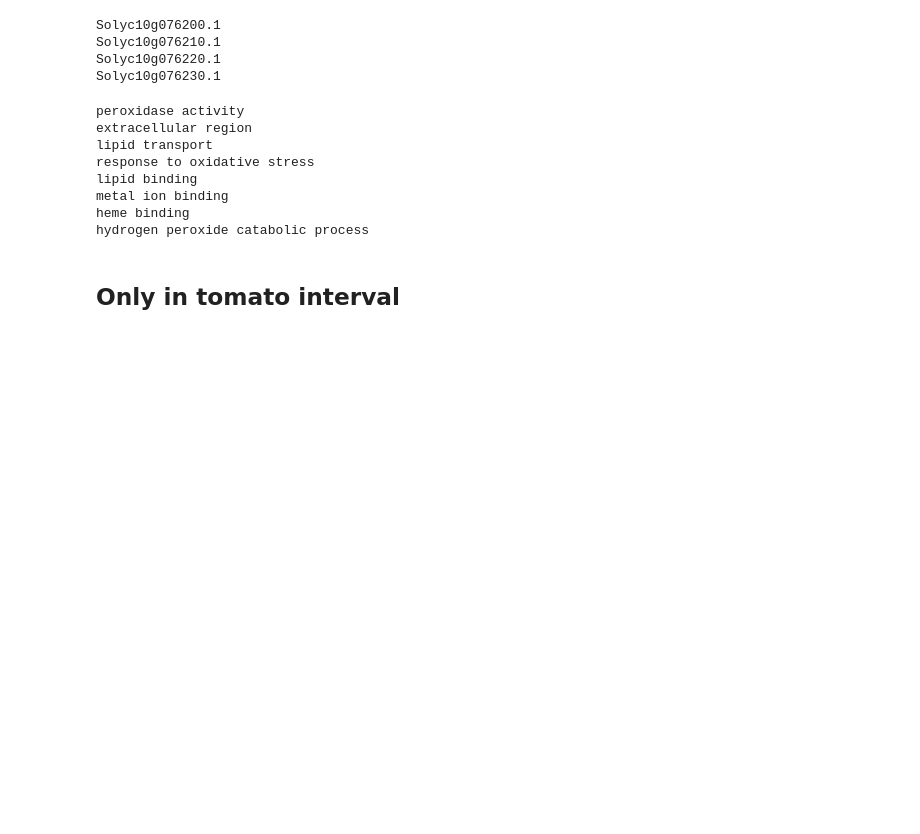
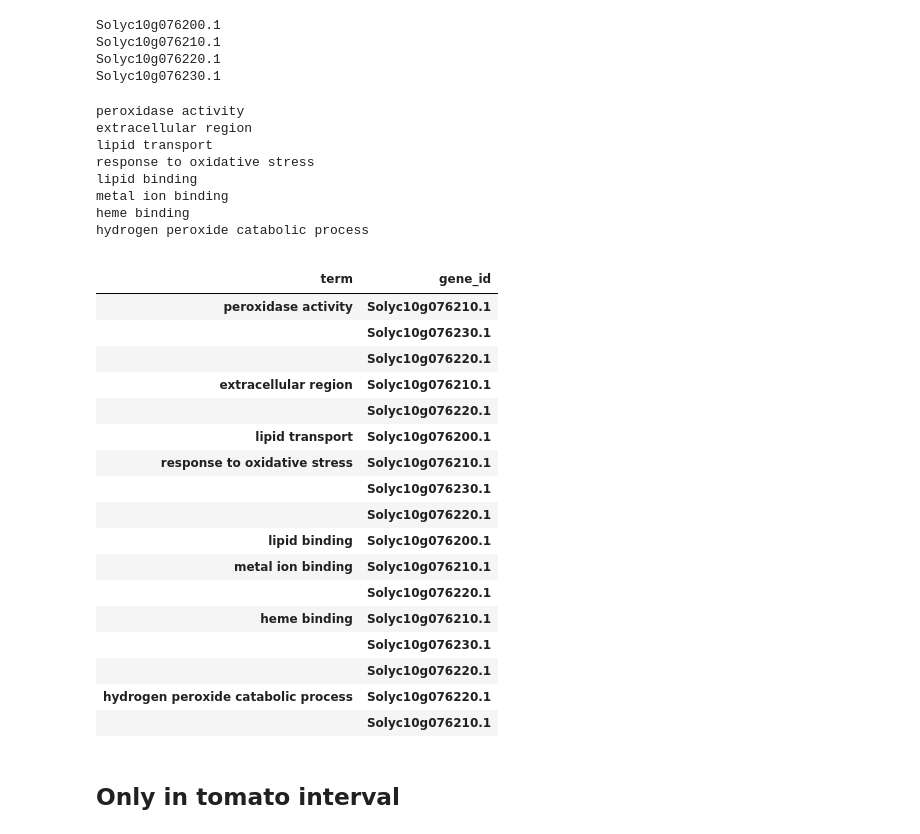
Before and after one commit to candYgene/queries, a Jupyter notebook: jupyter/QTL_fruitshape_orthologs.ipynb, the cells around one changed output. Cells and saved outputs as stored; diff of their text form; code cells hidden in the pictures; blank space fills up the shorter version.

Commit message:
add genes to list of terms

```diff
--- a/jupyter/QTL_fruitshape_orthologs.ipynb
+++ b/jupyter/QTL_fruitshape_orthologs.ipynb
@@ -235,6 +244,30 @@ lipid binding
 metal ion binding
 heme binding
 hydrogen peroxide catabolic process
+# %%
+termp3 = search.gene_annotations(setp3)
+index=pd.MultiIndex.from_tuples([tuple(reversed(x)) for x in termp3[["term"]].to_records()], names=["term","gene_id"])
+display(termp3.set_index(index).dropna()[[]])
+# %% [output]
+|  |  |
+| term | gene_id |
+| peroxidase activity | Solyc10g076210.1 |
+|  | Solyc10g076230.1 |
+|  | Solyc10g076220.1 |
+| extracellular region | Solyc10g076210.1 |
+|  | Solyc10g076220.1 |
+| lipid transport | Solyc10g076200.1 |
+| response to oxidative stress | Solyc10g076210.1 |
+|  | Solyc10g076230.1 |
+|  | Solyc10g076220.1 |
+| lipid binding | Solyc10g076200.1 |
+| metal ion binding | Solyc10g076210.1 |
+|  | Solyc10g076220.1 |
+| heme binding | Solyc10g076210.1 |
+|  | Solyc10g076230.1 |
+|  | Solyc10g076220.1 |
+| hydrogen peroxide catabolic process | Solyc10g076220.1 |
+|  | Solyc10g076210.1 |
 # %% [markdown]
 ## Only in tomato interval
 # %%
```
Also changed, not shown: parts of 5 cells of this notebook.
